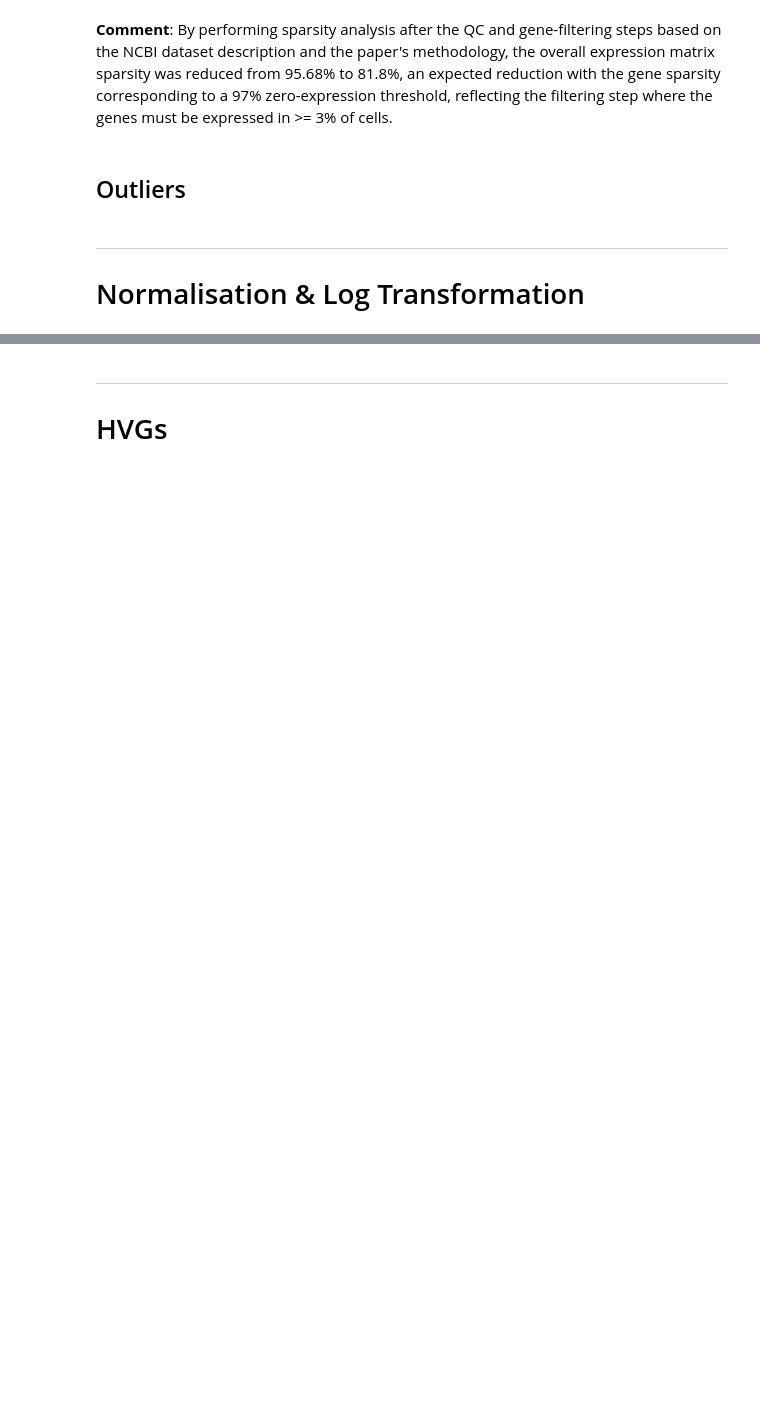
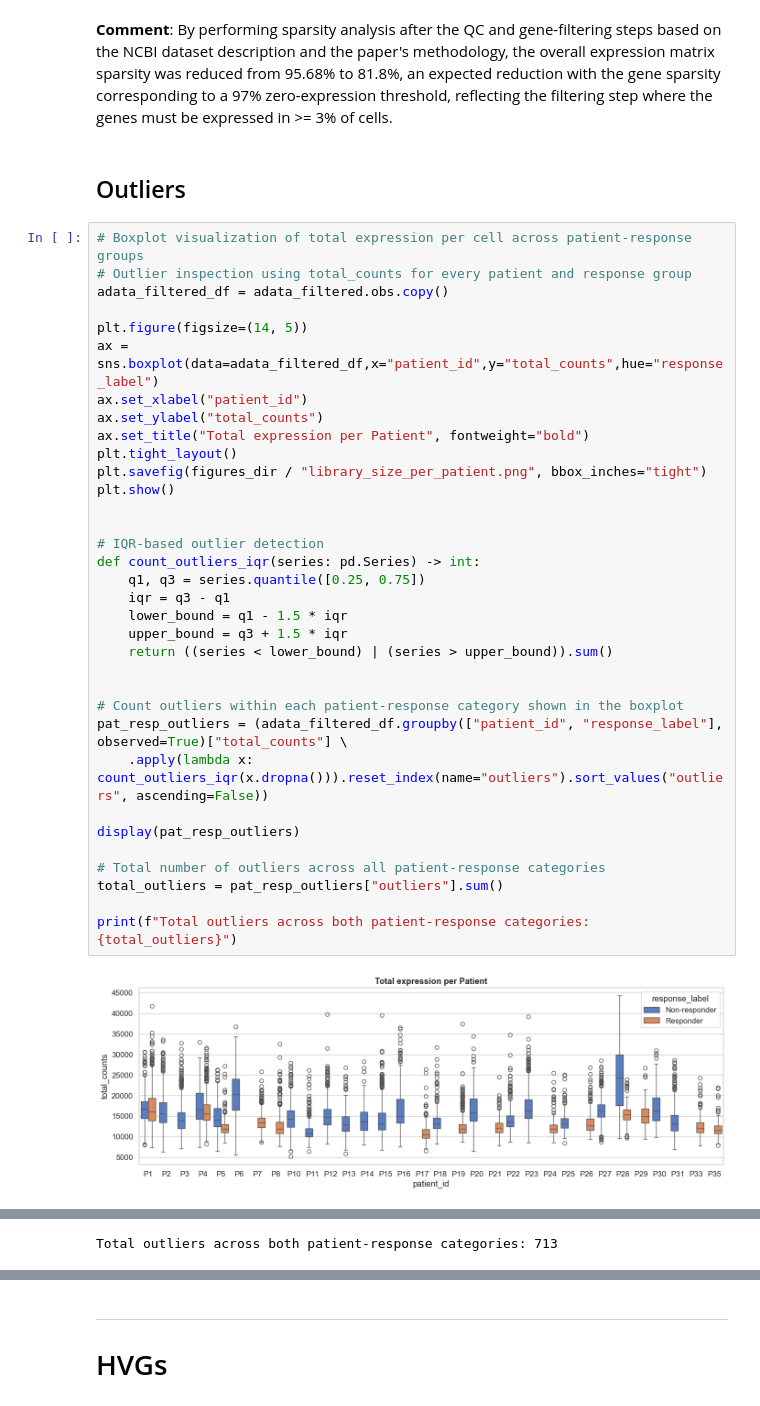
Before and after one commit to georgexrysiko/MLCB-Group-Project-2026, a Jupyter notebook: notebooks/EDA&Preprocessing.ipynb, the cells around one changed output, grey strips where cells are left out. Saved outputs shown, nothing was run; the diff lists cells and outputs as text; blank space fills up the shorter version.

```diff
--- a/notebooks/EDA&Preprocessing.ipynb
+++ b/notebooks/EDA&Preprocessing.ipynb
@@ -839,6 +853,39 @@ Overall expression matrix sparsity: 81.8% of expression entries are zero.
 **Comment**: By performing sparsity analysis after the QC and gene-filtering steps based on the NCBI dataset description and the paper's methodology, the overall expression matrix sparsity was reduced from 95.68% to 81.8%, an expected reduction with the gene sparsity corresponding to a 97% zero-expression threshold, reflecting the filtering step where the genes must be expressed in >= 3% of cells.
 # %% [markdown]
 ## Outliers
-# %% [markdown]
----
-# Normalisation & Log Transformation
+# %%
+# Boxplot visualization of total expression per cell across patient-response groups
+# Outlier inspection using total_counts for every patient and response group
+adata_filtered_df = adata_filtered.obs.copy()
+
+plt.figure(figsize=(14, 5))
+ax = sns.boxplot(data=adata_filtered_df,x="patient_id",y="total_counts",hue="response_label")
+ax.set_xlabel("patient_id")
+ax.set_ylabel("total_counts")
+ax.set_title("Total expression per Patient", fontweight="bold")
+plt.tight_layout()
+plt.savefig(figures_dir / "library_size_per_patient.png", bbox_inches="tight")
+plt.show()
+
+
+# IQR-based outlier detection
+def count_outliers_iqr(series: pd.Series) -> int:
+    q1, q3 = series.quantile([0.25, 0.75])
+    iqr = q3 - q1
+    lower_bound = q1 - 1.5 * iqr
+    upper_bound = q3 + 1.5 * iqr
+    return ((series < lower_bound) | (series > upper_bound)).sum()
+
+
+# Count outliers within each patient-response category shown in the boxplot
+pat_resp_outliers = (adata_filtered_df.groupby(["patient_id", "response_label"], observed=True)["total_counts"] \
+    .apply(lambda x: count_outliers_iqr(x.dropna())).reset_index(name="outliers").sort_values("outliers", ascending=False))
+
+display(pat_resp_outliers)
+
+# Total number of outliers across all patient-response categories
+total_outliers = pat_resp_outliers["outliers"].sum()
+
+print(f"Total outliers across both patient-response categories: {total_outliers}")
+# %% [output]
+[figure, added]
@@ -844,0 +909 @@ Overall expression matrix sparsity: 81.8% of expression entries are zero.
+Total outliers across both patient-response categories: 713
```
Also changed, not shown: parts of 19 cells of this notebook, 9 other files.
